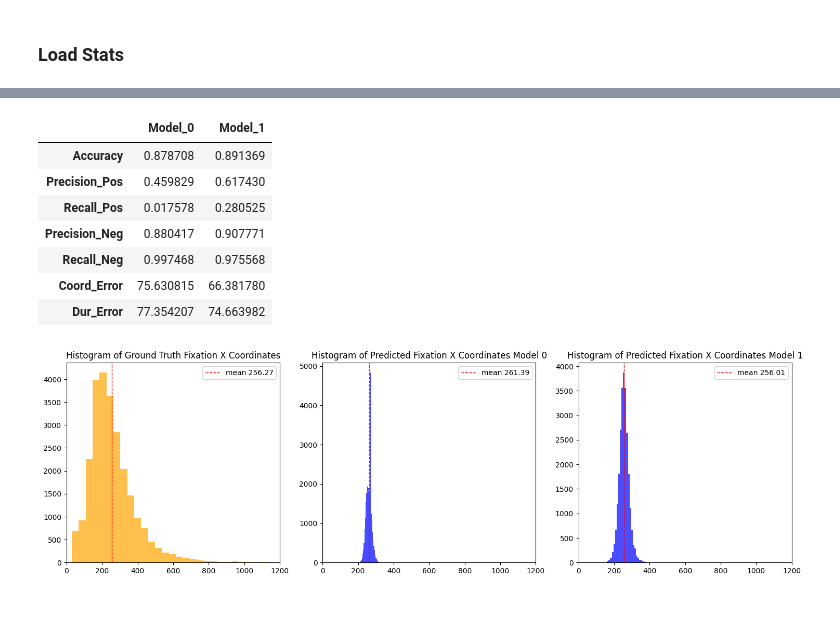
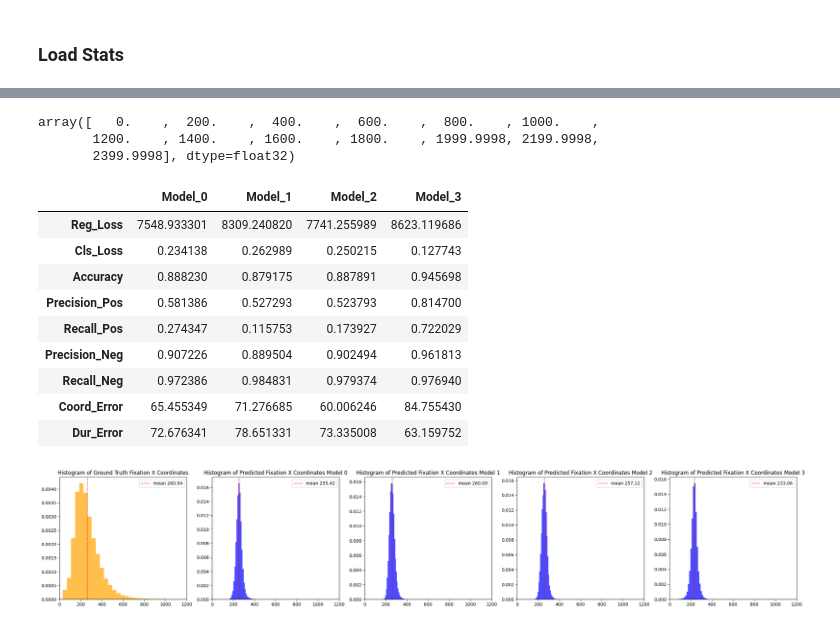
Before and after one commit to Leo00010011/From-Noisy-Eye-Tracking-To-Scanpath, a Jupyter notebook: src/notebooks/eval.ipynb, the cells around one changed output, grey strips where cells are left out. Saved outputs shown, nothing was run; the diff lists cells and outputs as text; code cells hidden in the pictures.

```diff
--- a/src/notebooks/eval.ipynb
+++ b/src/notebooks/eval.ipynb
@@ -212,8 +200,32 @@ tensor(8)
 # %% [markdown]
 ### Load Stats
 # %%
+acc_list = []
+reg_loss_list = []
+cls_loss_list = []
+pre_pos_list = []
+rec_pos_list = []
+pre_neg_list = []
+rec_neg_list = []
+coord_error_list = []
+dur_error_list = []
+all_model_x_list = []
+all_model_y_list = []
+all_model_reg_list = []
 for i in range(4) :
     path = f'all_outputs_model_{i + 1}.pth'
-    all_outputs = torch.load(path, map_location='cpu')
-    print(output.keys())
+    all_outputs = torch.load(path, map_location='cpu', weights_only=False)
+    print(all_outputs.keys())
+    all_model_x_list.append(all_outputs['x_results'])
+    all_model_y_list.append(all_outputs['y_results'])
+    all_model_reg_list.append(all_outputs['reg_list'])
+    reg_loss_list.append(all_outputs['reg_loss_list'])
+    cls_loss_list.append(all_outputs['cls_loss_list'])
+    acc_list.append(all_outputs['acc_list'])
+    pre_pos_list.append(all_outputs['pre_pos_list'])
+    rec_pos_list.append(all_outputs['rec_pos_list'])
+    pre_neg_list.append(all_outputs['pre_neg_list'])
+    rec_neg_list.append(all_outputs['rec_neg_list'])
+    coord_error_list.append(all_outputs['coord_error_list'])
+    dur_error_list.append(all_outputs['dur_error_list'])
 # %% [output]
@@ -224,9 +236,20 @@ dict_keys(['reg', 'cls'])
+# %%
+i = 1
+path = f'all_outputs_model_{i + 1}.pth'
+all_outputs = torch.load(path, map_location='cpu', weights_only=False)
+# %%
+all_outputs['x_results'][3][2]
+# %% [output]
+array([   0.    ,  200.    ,  400.    ,  600.    ,  800.    , 1000.    ,
+       1200.    , 1400.    , 1600.    , 1800.    , 1999.9998, 2199.9998,
+       2399.9998], dtype=float32)
 # %%
 # plot evaluation metrics using pandas
 import pandas as pd
 # Transpose the dataframe so models are columns and metrics are rows
 metrics_df = pd.DataFrame({
-
+    'Reg_Loss': reg_loss_list,
+    'Cls_Loss': cls_loss_list,
     'Accuracy': acc_list,
     'Precision_Pos': pre_pos_list,
     'Recall_Pos': rec_pos_list,
@@ -238,12 +261,14 @@ metrics_df = pd.DataFrame({
 metrics_df = metrics_df.transpose()
 metrics_df
 # %% [output]
-|  | Model_0 | Model_1 |
-| Accuracy | 0.878708 | 0.891369 |
-| Precision_Pos | 0.459829 | 0.617430 |
-| Recall_Pos | 0.017578 | 0.280525 |
-| Precision_Neg | 0.880417 | 0.907771 |
-| Recall_Neg | 0.997468 | 0.975568 |
-| Coord_Error | 75.630815 | 66.381780 |
-| Dur_Error | 77.354207 | 74.663982 |
+|  | Model_0 | Model_1 | Model_2 | Model_3 |
+| Reg_Loss | 7548.933301 | 8309.240820 | 7741.255989 | 8623.119686 |
+| Cls_Loss | 0.234138 | 0.262989 | 0.250215 | 0.127743 |
+| Accuracy | 0.888230 | 0.879175 | 0.887891 | 0.945698 |
+| Precision_Pos | 0.581386 | 0.527293 | 0.523793 | 0.814700 |
+| Recall_Pos | 0.274347 | 0.115753 | 0.173927 | 0.722029 |
+| Precision_Neg | 0.907226 | 0.889504 | 0.902494 | 0.961813 |
+| Recall_Neg | 0.972386 | 0.984831 | 0.979374 | 0.976940 |
+| Coord_Error | 65.455349 | 71.276685 | 60.006246 | 84.755430 |
+| Dur_Error | 72.676341 | 78.651331 | 73.335008 | 63.159752 |
 # %%
@@ -251,24 +278,23 @@ gaze_list = [x_list, y_list, *[[reg_list[i],f'pred {i}', 1/16] for i in range(le
 # %%
-concatenated_y = np.concat([y[2] for y in y_results])
+concatenated_y = np.concat([y[2] for y in all_model_y_list[-1]])
 
 # plot a hist of each array in two subplots
-fig, axs = plt.subplots(1,1 + len(reg_list), figsize=(6*(1 + len(reg_list)),  5))
-concatenated_reg = np.concat([reg[2] for reg in reg_results])
-axs[0].hist(concatenated_y, bins=30, color='orange', alpha=0.7)
+fig, axs = plt.subplots(1,1 + len(all_model_reg_list), figsize=(6*(1 + len(all_model_reg_list)),  5))
+axs[0].hist(concatenated_y, bins=30, color='orange', alpha=0.7, density=True)
 axs[0].set_title('Histogram of Ground Truth Fixation X Coordinates')
 axs[0].set_xlim(0, 1200)
 axs[0].axvline(np.mean(concatenated_y), color='red', linestyle='dashed', linewidth=1, label = f'mean {np.mean(concatenated_y):.2f}')
 axs[0].legend()
-for i in range(len(reg_list)):
-    concatenated_reg = np.concat([reg[2] for reg in reg_list[i]])
-    axs[i+1].hist(concatenated_reg, bins=30, color='blue', alpha=0.7)
+for i in range(len(all_model_reg_list)):
+    concatenated_reg = np.concat([reg[2] for reg in all_model_reg_list[i]])
+    axs[i+1].hist(concatenated_reg, bins=30, color='blue', alpha=0.7, density=True)
     axs[i+1].set_title(f'Histogram of Predicted Fixation X Coordinates Model {i}')
     axs[i+1].set_xlim(0, 1200)
     axs[i+1].axvline(np.mean(concatenated_reg), color='red', linestyle='dashed', linewidth=1, label = f'mean {np.mean(concatenated_reg):.2f}')
     axs[i+1].legend()
 plt.show()
 # %% [output]
-[figure, old version]
+[figure, new version]
 # %%
 from src.eval.eval_utils import plot_amplitude_dist, plot_angle_distribution, plot_autocorrelation, plot_consecutive_angles, plot_vector_dist, calculate_relative_vectors
 plot_amplitude_dist([gaze[0] for gaze in gaze_list],
```
Also changed, not shown: parts of 10 cells of this notebook, 2 other files.
